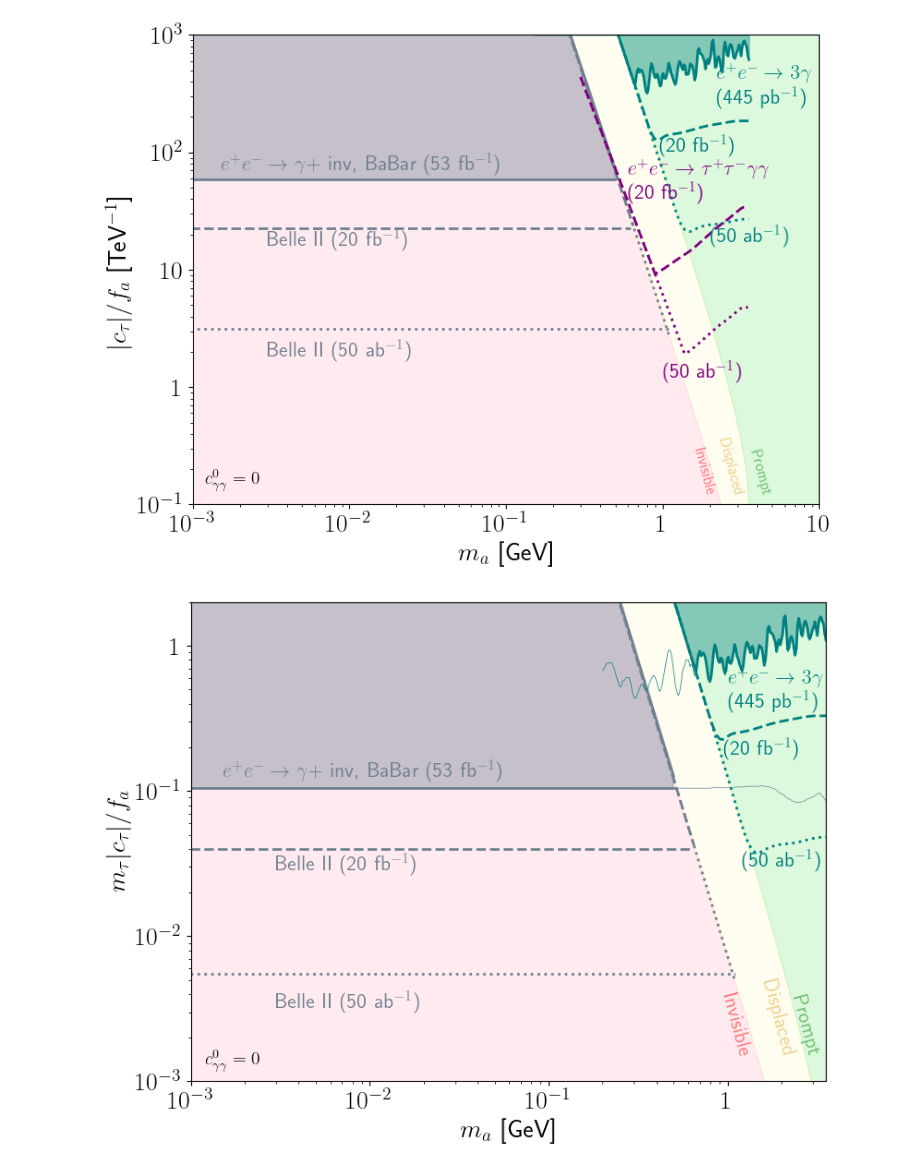
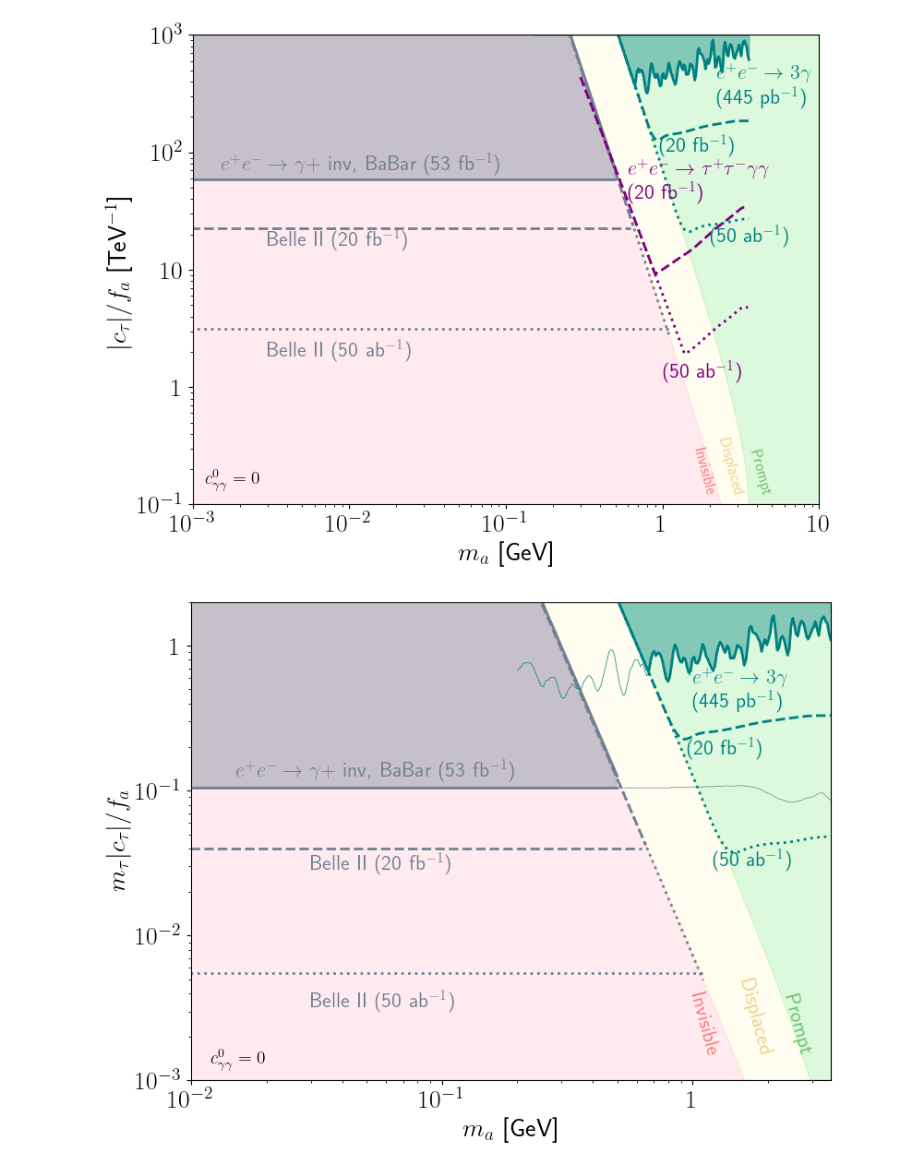
Before and after one commit to Jorge-Alda/tauALPs, a Jupyter notebook: ALP/BelleII/belleII.ipynb, the cells around one changed output. Saved outputs shown, nothing was run; the diff lists cells and outputs as text; code cells hidden in the pictures.

Commit message:
Change range of plot

```diff
--- a/ALP/BelleII/belleII.ipynb
+++ b/ALP/BelleII/belleII.ipynb
@@ -295,9 +295,9 @@ fig = plt.figure(figsize=(8, 6))
 plt.fill_between(np.logspace(-3, 1, 200), [coupling_length_ALP(300, ma)*mtau*1e-6 for ma in np.logspace(-3, 1, 200)], [coupling_length_ALP(1, ma)*mtau*1e-6 for ma in np.logspace(-3, 1, 200)], color='lemonchiffon', alpha=0.3)
 plt.fill_between(np.logspace(np.log10(0.15), 1, 200), [coupling_length_ALP(1, ma)*mtau*1e-6 for ma in np.logspace(np.log10(0.15), 1, 200)], 10, color='lightgreen', alpha=0.3)
 plt.fill_between(np.logspace(-3, 1, 200), 1e-3, [coupling_length_ALP(300, ma)*mtau*1e-6 for ma in np.logspace(-3, 1, 200)], color='pink', alpha=0.3)
-plt.annotate('Invisible', (0.9, 1.5e-3), color='red', fontsize=16, alpha=0.5, rotation=-75)
+plt.annotate('Invisible', (0.95, 1.5e-3), color='red', fontsize=16, alpha=0.5, rotation=-75)
 plt.annotate('Displaced', (1.5, 1.5e-3), color='goldenrod', fontsize=16, rotation=-75, alpha=0.5)
-plt.annotate('Prompt', (2.2, 1.5e-3), color='green', fontsize=16, alpha=0.5, rotation=-75)
+plt.annotate('Prompt', (2.25, 1.5e-3), color='green', fontsize=16, alpha=0.5, rotation=-75)
 
 #### ee-> gamma inv
 # BaBar
@@ -305,44 +305,44 @@ plt.fill_between(np.logspace(-4, np.log10(1.1), 200), np.array(low_gammainv_BaBa
 plt.loglog(np.logspace(-4, np.log10(1.1), 200), np.array(low_gammainv_BaBar)*mtau*1e-6, c='slategray', lw=2)
 plt.loglog(df_gammainv_BaBar['ma_GeV'], np.array(lim_BaBar_ctau)*mtau*1e-6, c='slategray', lw=0.5)
 plt.loglog(np.logspace(-4, np.log10(0.5), 200), [coupling_length_ALP(275, ma)*mtau*1e-6 for ma in np.logspace(-4, np.log10(0.5), 200)], c='slategray', lw=2)
-plt.annotate(r'$e^+e^-\to\gamma + $ inv, BaBar (53 fb$^{-1}$)', (1.5e-3, 70*mtau*1e-6), color='slategray', fontsize=16)
+plt.annotate(r'$e^+e^-\to\gamma + $ inv, BaBar (53 fb$^{-1}$)', (1.5e-2, 70*mtau*1e-6), color='slategray', fontsize=16)
 # Belle II 20fb-1
 plt.loglog(np.logspace(-4, np.log10(1.1), 200), np.array(low_gammainv_20fb)*mtau*1e-6, c='slategray', lw=2, ls='dashed')
 plt.loglog(np.logspace(-4, np.log10(0.65), 200), [coupling_length_ALP(300, ma)*mtau*1e-6 for ma in np.logspace(-4, np.log10(0.65), 200)], c='slategray', lw=2, ls='dashed')
-plt.annotate(r'Belle II (20 fb$^{-1}$)', (3e-3, 16*mtau*1e-6), color='slategray', fontsize=16)
+plt.annotate(r'Belle II (20 fb$^{-1}$)', (3e-2, 16*mtau*1e-6), color='slategray', fontsize=16)
 # Belle II 50ab-1
 plt.loglog([1e-4, 1.1], [df_gammainv_50ab['gtau'][0]/(mtau*1e-6)*mtau*1e-6, df_gammainv_50ab['gtau'][0]/(mtau*1e-6)*mtau*1e-6], c='slategray', lw=2, ls='dotted')
 plt.loglog(np.logspace(-4, np.log10(1.1), 200), [coupling_length_ALP(300, ma)*mtau*1e-6 for ma in np.logspace(-4, np.log10(1.1), 200)], c='slategray', lw=2, ls='dotted')
-plt.annotate(r'Belle II (50 ab$^{-1}$)', (3e-3, 1.8*mtau*1e-6), color='slategray', fontsize=16)
+plt.annotate(r'Belle II (50 ab$^{-1}$)', (3e-2, 1.8*mtau*1e-6), color='slategray', fontsize=16)
 
 plt.fill_between(np.logspace(np.log10(0.15), np.log10(2e-3*mtau), 200), [interp_3gamma_445pb(ma)*mtau*1e-6 for ma in np.logspace(np.log10(0.15), np.log10(2e-3*mtau), 200)], 10, alpha=0.4, color='teal')
 plt.loglog(np.logspace(np.log10(0.15), np.log10(2e-3*mtau), 200), [interp_3gamma_445pb(ma)*mtau*1e-6 for ma in np.logspace(np.log10(0.15), np.log10(2e-3*mtau), 200)], color='teal', lw=2)
 plt.loglog(df_3gamma_445pb['ma_GeV'], df_3gamma_445pb['gtau'], lw=0.5, color='teal')
 plt.loglog(np.logspace(np.log10(0.15), np.log10(2e-3*mtau), 200), [interp_3gamma_20fb(ma)*mtau*1e-6 for ma in np.logspace(np.log10(0.15), np.log10(2e-3*mtau), 200)], color='teal', lw=2, ls='dashed')
 plt.loglog(np.logspace(np.log10(0.15), np.log10(2e-3*mtau), 200), [interp_3gamma_50ab(ma)*mtau*1e-6 for ma in np.logspace(np.log10(0.15), np.log10(2e-3*mtau), 200)], color='teal', lw=2, ls='dotted')
 plt.annotate(r'$e^+e^-\to 3\gamma$' + '\n' + '(445 pb$^{-1}$)', (1, 210*mtau*1e-6), color='teal', fontsize=16)
 plt.annotate(r'(20 fb$^{-1}$)', (0.95, 100*mtau*1e-6), color='teal', fontsize=16)
 plt.annotate(r'(50 ab$^{-1}$)', (1.2, 17*mtau*1e-6), color='teal', fontsize=16)
 
 #plt.fill_between(np.linspace(min(df_taugamma20fb['ma_GeV']), max(df_taugamma20fb['ma_GeV']), 200), bound_taugamma20fb, 1e3,label=r'$20\,\mathrm{fb}^{-1}$', alpha=0.4, color='purple')
 #plt.loglog(np.linspace(min(df_taugamma20fb['ma_GeV']), max(df_taugamma20fb['ma_GeV']), 200), bound_taugamma20fb, color='purple', lw=2, ls='dashed')
 #plt.loglog(np.linspace(min(df_taugamma20fb['ma_GeV']), max(df_taugamma20fb['ma_GeV']), 200), bound_taugamma50ab, color='purple', lw=2, ls='dotted')
 #plt.annotate(r'$e^+e^-\to \tau^+\tau^-\gamma\gamma$' + '\n' + r'(20 fb$^{-1}$)', (0.6, 40), color='purple', fontsize=16)
 #plt.annotate(r'(50 ab$^{-1}$)', (1, 1.2), color='purple', fontsize=16)
 
 ax = plt.gca()
 ax.set_xscale('log')
 ax.set_yscale('log')
 plt.ylim(1e-3, 2)
-plt.xlim(1e-3, 2e-3*mtau)
+plt.xlim(1e-2, 2e-3*mtau)
 plt.xlabel(r'$m_a$ [GeV]', fontsize=20)
 plt.ylabel(r'$m_\tau|c_\tau|/f_a$', fontsize=20)
 
-plt.xticks([10**x for x in range(int(np.log10(1e-3)), 1+int(np.log10(2e-3*mtau)))], labels=erange(int(np.log10(1e-3)), 1+int(np.log10(2e-3*mtau))), fontsize=20)
+plt.xticks([10**x for x in range(int(np.log10(1e-2)), 1+int(np.log10(2e-3*mtau)))], labels=erange(int(np.log10(1e-2)), 1+int(np.log10(2e-3*mtau))), fontsize=20)
 plt.yticks([10**x for x in range(int(np.log10(1e-3)), 1+int(np.log10(2)))], labels=erange(int(np.log10(1e-3)), 1+int(np.log10(2))),fontsize=20)
 
-plt.annotate(r'$c_{\gamma\gamma}^0 = 0$', (1.2e-3, 0.13e-2), fontsize= 14)
+plt.annotate(r'$c_{\gamma\gamma}^0 = 0$', (1.2e-2, 0.13e-2), fontsize= 14)
 plt.tight_layout(pad=0.5)
 plt.savefig('BelleII_ALP.pdf')
 # %% [output]
-[figure, old version]
+[figure, new version]
```
Also changed, not shown: 1 other file.
